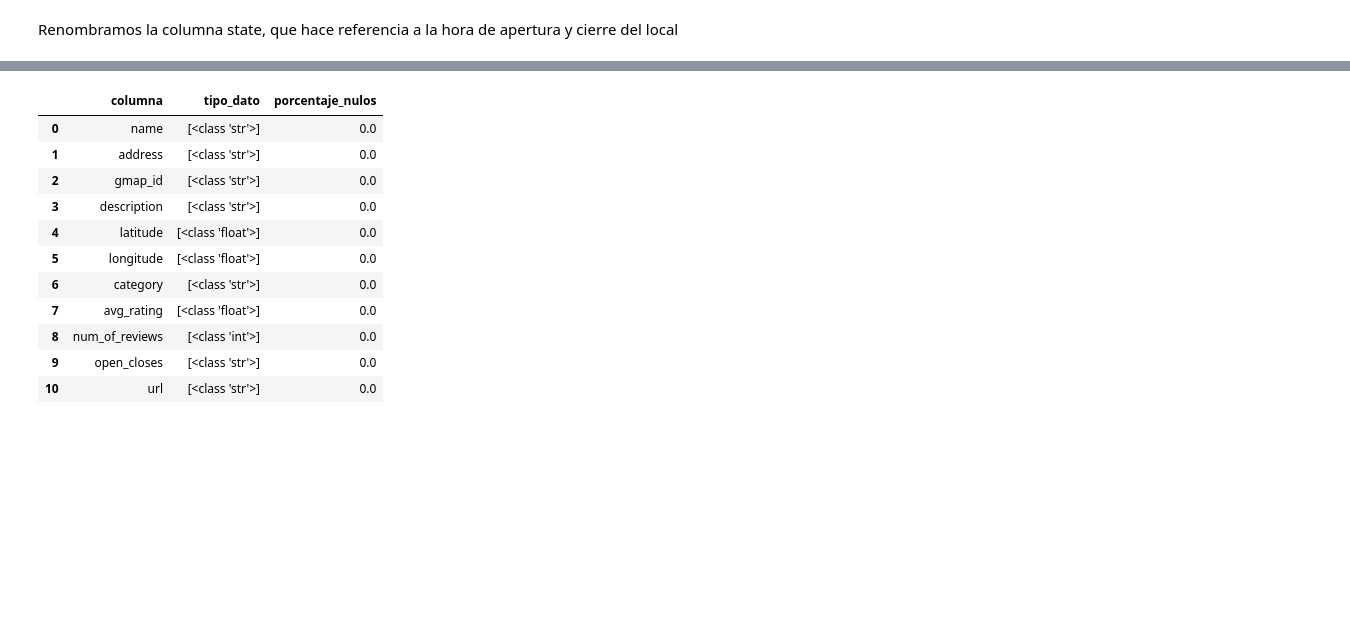
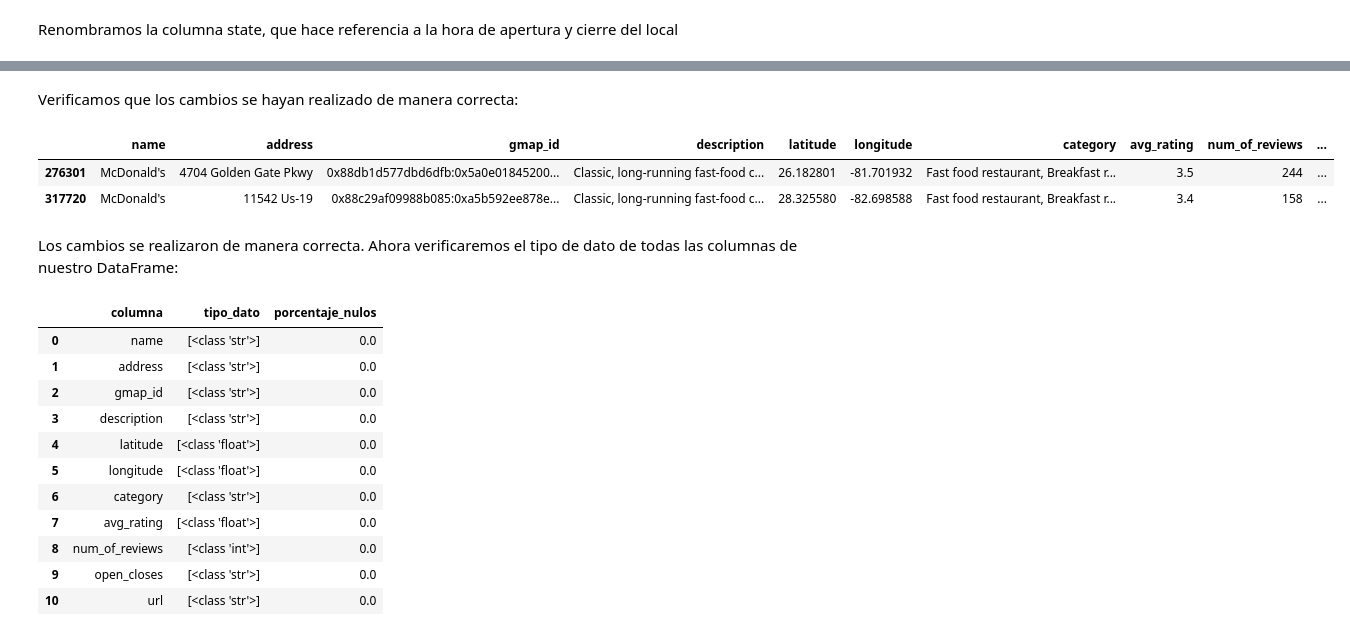
Before and after one commit to MiliTrres/PF_Reviews-Recommendation_Henry, a Jupyter notebook: ETL/ETL_metadatos-sitios.ipynb, the cells around one changed output, grey strips where cells are left out. Cells and saved outputs as stored; diff of their text form; code cells hidden in the pictures; blank space fills up the shorter version.

```diff
--- a/ETL/ETL_metadatos-sitios.ipynb
+++ b/ETL/ETL_metadatos-sitios.ipynb
@@ -135,0 +128,2 @@ df
+# %%
+df['address'] = df['address'].apply(ut.extract_address)
@@ -136,3 +132,15 @@ df
+# %%
+df['address'] = df['address'].apply(lambda x: x.title())
+# %% [markdown]
+Verificamos que los cambios se hayan realizado de manera correcta:
+# %%
+df.head(2)
+# %% [output]
+|  | name | address | gmap_id | description | latitude | longitude | category | avg_rating | num_of_reviews | ... |
+| 276301 | McDonald's | 4704 Golden Gate Pkwy | 0x88db1d577dbd6dfb:0x5a0e01845200... | Classic, long-running fast-food c... | 26.182801 | -81.701932 | Fast food restaurant, Breakfast r... | 3.5 | 244 | ... |
+| 317720 | McDonald's | 11542 Us-19 | 0x88c29af09988b085:0xa5b592ee878e... | Classic, long-running fast-food c... | 28.325580 | -82.698588 | Fast food restaurant, Breakfast r... | 3.4 | 158 | ... |
+# %% [markdown]
+Los cambios se realizaron de manera correcta. Ahora verificaremos el tipo de dato de todas las columnas de nuestro DataFrame:
 # %%
 ut.tipo_dato(df)
 # %% [output]
```
Also changed, not shown: parts of 3 cells of this notebook, 4 other files.
